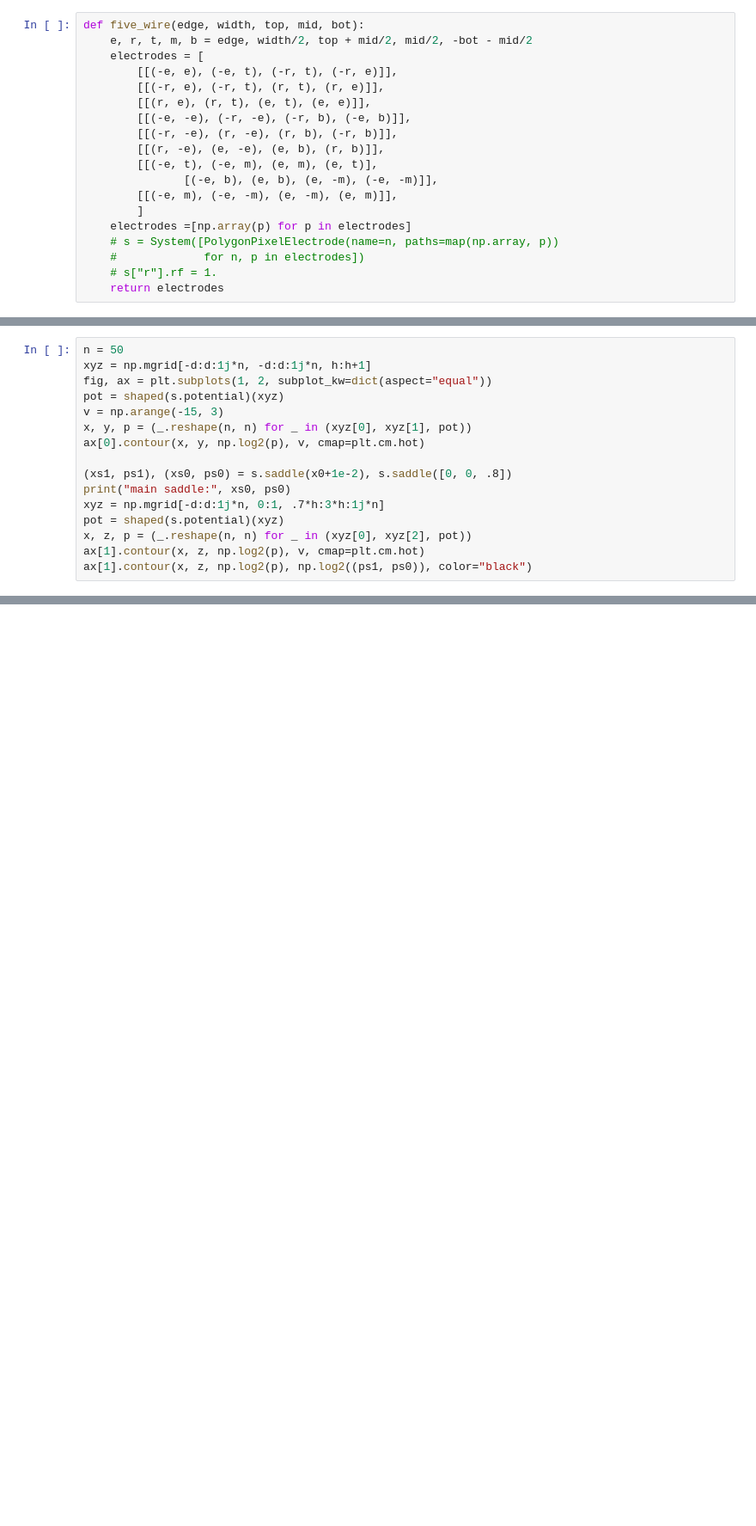
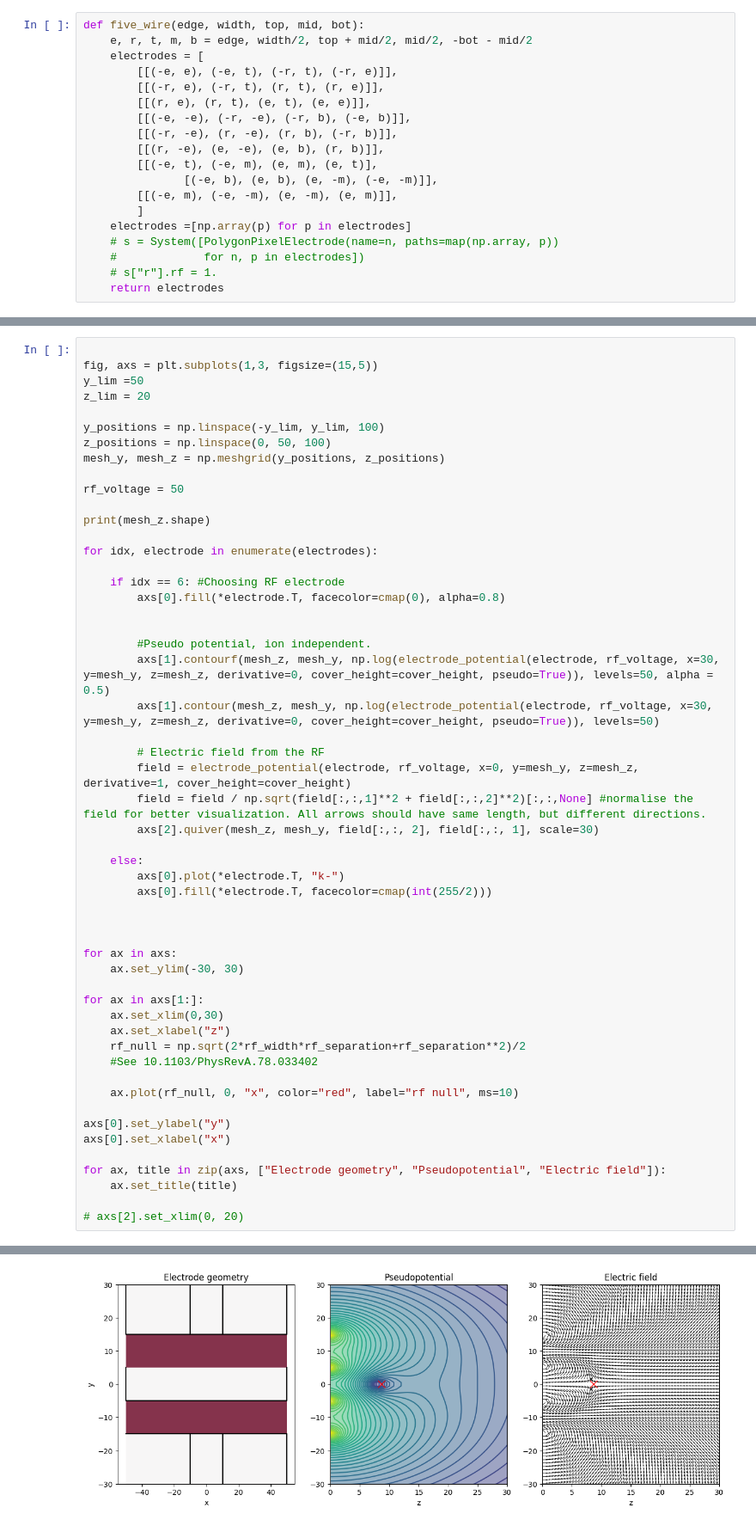
Before and after one commit to tiqi-group/surfx, a Jupyter notebook: examples/tutorial.ipynb, the cells around one changed output, grey strips where cells are left out. Shown at 86% size. Saved outputs shown, nothing was run; the diff lists cells and outputs as text; blank space fills up the shorter version.

```diff
--- a/examples/tutorial.ipynb
+++ b/examples/tutorial.ipynb
@@ -338,16 +83,0 @@ and the logarithmic pseudopotential and the separatrix in the xz plane.
-# %%
-n = 50
-xyz = np.mgrid[-d:d:1j*n, -d:d:1j*n, h:h+1]
-fig, ax = plt.subplots(1, 2, subplot_kw=dict(aspect="equal"))
-pot = shaped(s.potential)(xyz)
-v = np.arange(-15, 3)
-x, y, p = (_.reshape(n, n) for _ in (xyz[0], xyz[1], pot))
-ax[0].contour(x, y, np.log2(p), v, cmap=plt.cm.hot)
-
-(xs1, ps1), (xs0, ps0) = s.saddle(x0+1e-2), s.saddle([0, 0, .8])
-print("main saddle:", xs0, ps0)
-xyz = np.mgrid[-d:d:1j*n, 0:1, .7*h:3*h:1j*n]
-pot = shaped(s.potential)(xyz)
-x, z, p = (_.reshape(n, n) for _ in (xyz[0], xyz[2], pot))
-ax[1].contour(x, z, np.log2(p), v, cmap=plt.cm.hot)
-ax[1].contour(x, z, np.log2(p), np.log2((ps1, ps0)), color="black")
@@ -357,0 +86,54 @@ main saddle: [  1.14e-08  -1.11e-08   5.49e-01] 0.00642773798929
+# %%
+
+fig, axs = plt.subplots(1,3, figsize=(15,5))
+y_lim =50
+z_lim = 20
+
+y_positions = np.linspace(-y_lim, y_lim, 100)
+z_positions = np.linspace(0, 50, 100)
+mesh_y, mesh_z = np.meshgrid(y_positions, z_positions)
+
+rf_voltage = 50
+
+print(mesh_z.shape)
+
+for idx, electrode in enumerate(electrodes):
+
+    if idx == 6: #Choosing RF electrode
+        axs[0].fill(*electrode.T, facecolor=cmap(0), alpha=0.8)
+
+
+        #Pseudo potential, ion independent.
+        axs[1].contourf(mesh_z, mesh_y, np.log(electrode_potential(electrode, rf_voltage, x=30, y=mesh_y, z=mesh_z, derivative=0, cover_height=cover_height, pseudo=True)), levels=50, alpha = 0.5)
+        axs[1].contour(mesh_z, mesh_y, np.log(electrode_potential(electrode, rf_voltage, x=30, y=mesh_y, z=mesh_z, derivative=0, cover_height=cover_height, pseudo=True)), levels=50)
+
+        # Electric field from the RF
+        field = electrode_potential(electrode, rf_voltage, x=0, y=mesh_y, z=mesh_z, derivative=1, cover_height=cover_height)
+        field = field / np.sqrt(field[:,:,1]**2 + field[:,:,2]**2)[:,:,None] #normalise the field for better visualization. All arrows should have same length, but different directions.
+        axs[2].quiver(mesh_z, mesh_y, field[:,:, 2], field[:,:, 1], scale=30)
+
+    else:
+        axs[0].plot(*electrode.T, "k-")
+        axs[0].fill(*electrode.T, facecolor=cmap(int(255/2)))
+
+
+
+for ax in axs:
+    ax.set_ylim(-30, 30)
+
+for ax in axs[1:]:
+    ax.set_xlim(0,30)
+    ax.set_xlabel("z")
+    rf_null = np.sqrt(2*rf_width*rf_separation+rf_separation**2)/2
+    #See 10.1103/PhysRevA.78.033402
+
+    ax.plot(rf_null, 0, "x", color="red", label="rf null", ms=10)
+
+axs[0].set_ylabel("y")
+axs[0].set_xlabel("x")
+
+for ax, title in zip(axs, ["Electrode geometry", "Pseudopotential", "Electric field"]):
+    ax.set_title(title)
+
+# axs[2].set_xlim(0, 20)
+# %% [output]
@@ -357,0 +141 @@ main saddle: [  1.14e-08  -1.11e-08   5.49e-01] 0.00642773798929
+[figure, added]
```
Also changed, not shown: parts of 32 cells of this notebook.
